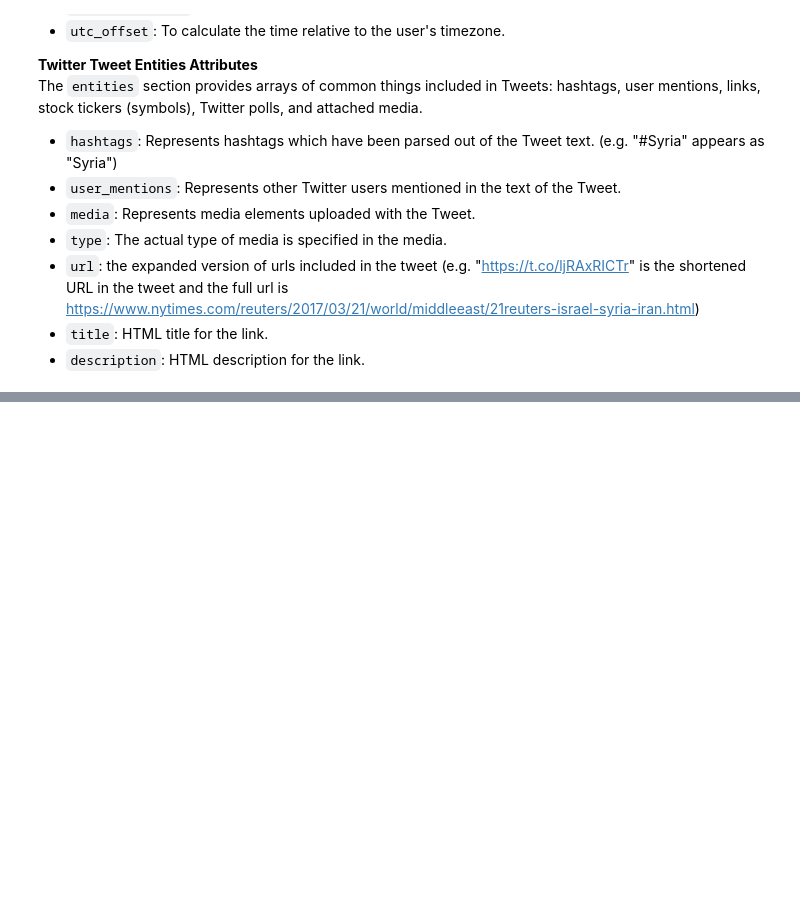
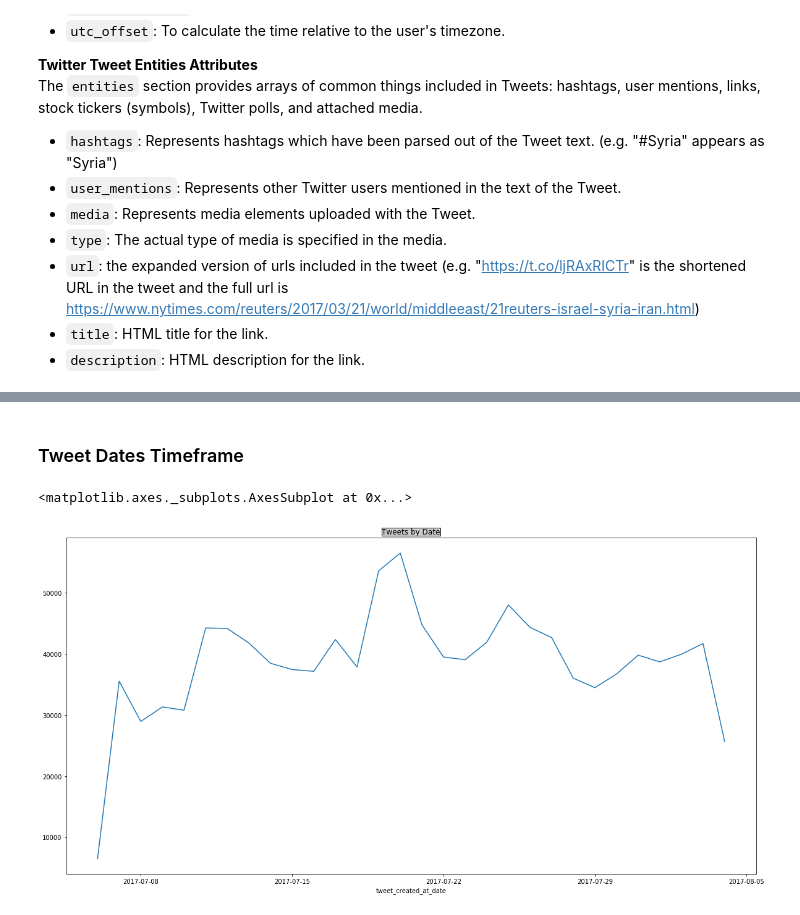
Before and after one commit to adamstueckrath/SyriaProject, a Jupyter notebook: web_scrapers/twitter_data_analysis_v2.ipynb, the cells around one changed output, grey strips where cells are left out. Drawn from its saved outputs; the diff is of its cells as text; code cells hidden in the pictures; blank space fills up the shorter version.

Commit message:
working through visualizations

```diff
--- a/web_scrapers/twitter_data_analysis_v2.ipynb
+++ b/web_scrapers/twitter_data_analysis_v2.ipynb
@@ -225,0 +364,6 @@ First, the condensing part. We need to decide what’s important for the analysi
+# %%
+# tweets_no_rts_csv file path
+tweets_no_rts_csv = twitter_data_dir / 'tweets_no_retweets' / 'tweets_no_retweets.csv'
+
+# write tweets to csv
+# write_tweets_to_csv(tweets_no_rts_json, tweets_no_rts_csv)
@@ -225,0 +375,4 @@ First, the condensing part. We need to decide what’s important for the analysi
+# %%
+# load tweets into dataframe from csv file
+tweets_no_rts_df = pandas.read_csv(tweets_no_rts_csv, header=0,
+                                   parse_dates=['tweet_created_at'], date_parser=string_to_datetime)
@@ -225,0 +390,14 @@ First, the condensing part. We need to decide what’s important for the analysi
+# %% [markdown]
+### Tweet Dates Timeframe
+# %%
+# group tweet dates and counts
+tweet_dates_group_df = tweets_no_rts_df['tweet_created_at'] \
+                       .groupby([tweets_no_rts_df.tweet_created_at_date.dt.date]) \
+                       .agg('count')
+# %%
+# plot the grouped dates
+plt.title('Tweets by Date', bbox={'facecolor':'0.8', 'pad':0})
+tweet_dates_group_df.plot(kind="line", figsize=(20, 10))
+# %% [output]
+<matplotlib.axes._subplots.AxesSubplot at 0x...>
+[figure, added]
```
Also changed, not shown: parts of 19 cells of this notebook, 1 other file.
